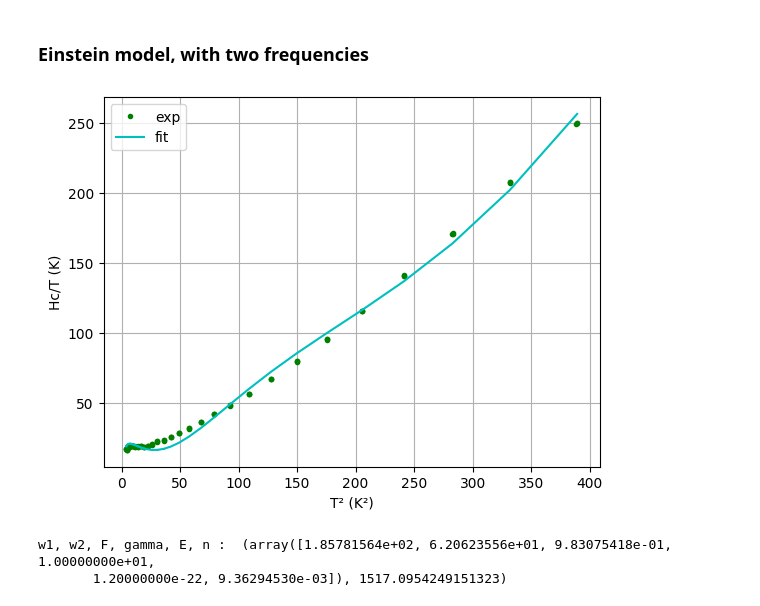
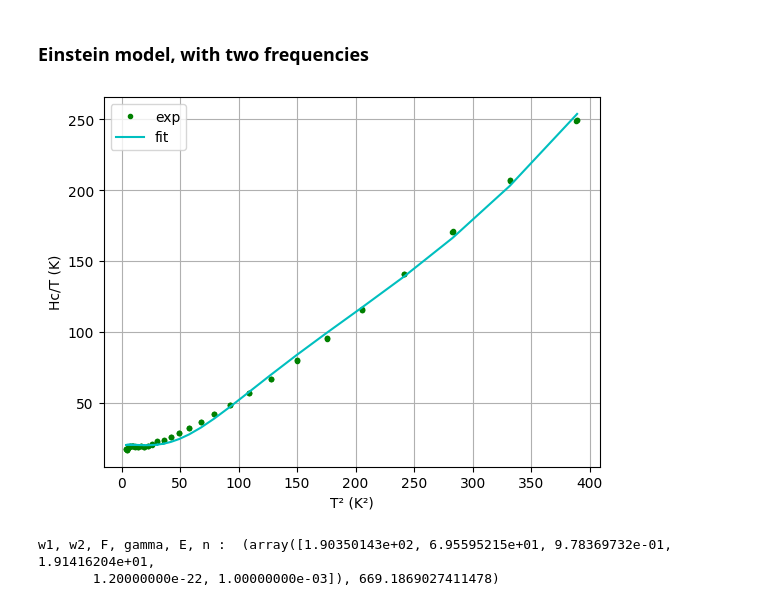
Before and after one commit to Gamal-on/YBCO, a Jupyter notebook: results_YBCO_HPHT.ipynb, the cells around one changed output. Cells and saved outputs as stored; diff of their text form; code cells hidden in the pictures.

```diff
--- a/results_YBCO_HPHT.ipynb
+++ b/results_YBCO_HPHT.ipynb
@@ -200,10 +200,10 @@ beta, gamma,E, n chi2 :  (array([3.69104482e+02, 5.54197136e-01, 1.17173842e-22,
 # %%
 # Bewtween 0 and 20 K
 
 print("w1, w2, F, gamma, E, n : ", gd.plot_fit_gradient(cnt.squared_temperature_HPHT, cnt.hc_div_temp_HPHT, 0, 400,
                            model.model_einstein_schottky, gd.curve_fit,
-                           ([150, 30, 1e-1, 0, 9e-23, 1e-3], [210, 100, 1, 10, 1.2e-22, 5e-2])))
+                           ([150, 30, 1e-1, 0, 9e-23, 1e-3], [210, 100, 1, 30, 1.2e-22, 5e-2])))
 # %% [output]
-[figure, old version]
+[figure, new version]
-w1, w2, F, gamma, E, n :  (array([1.85781564e+02, 6.20623556e+01, 9.83075418e-01, 1.00000000e+01,
-       1.20000000e-22, 9.36294530e-03]), 1517.0954249151323)
+w1, w2, F, gamma, E, n :  (array([1.90350143e+02, 6.95595215e+01, 9.78369732e-01, 1.91416204e+01,
+       1.20000000e-22, 1.00000000e-03]), 669.1869027411478)
```
Also changed, not shown: parts of 6 cells of this notebook.
